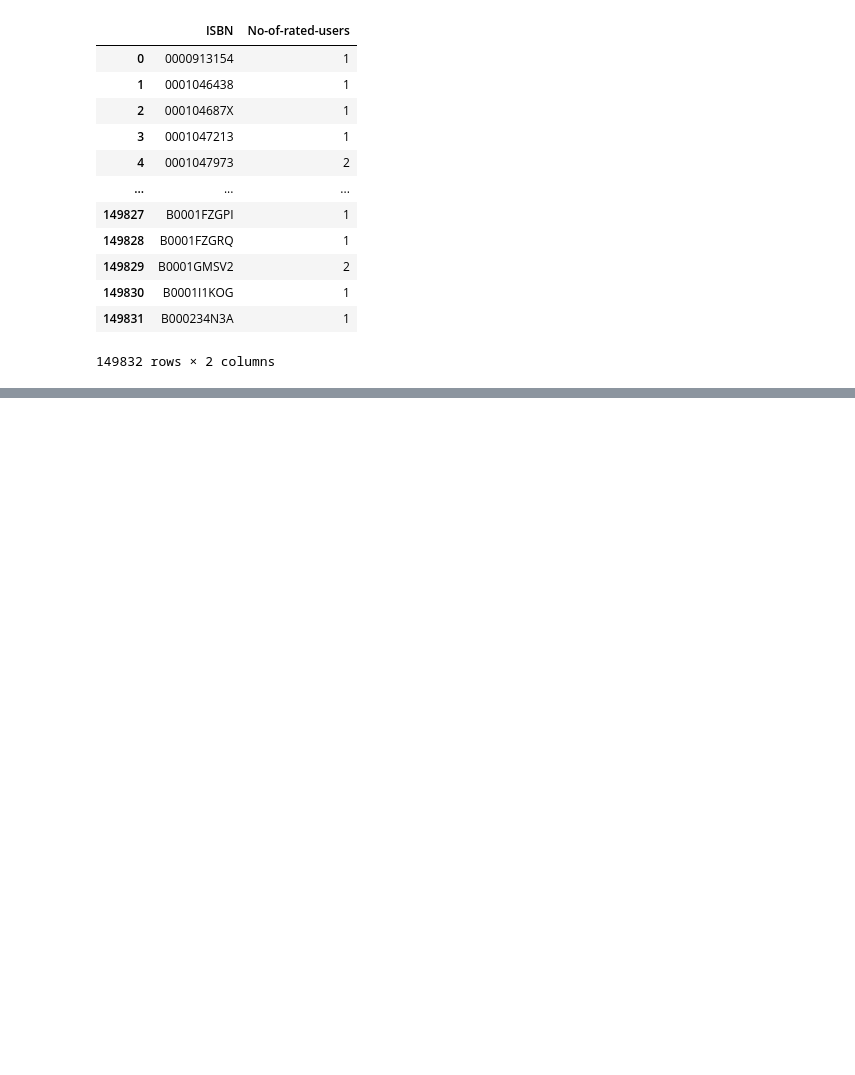
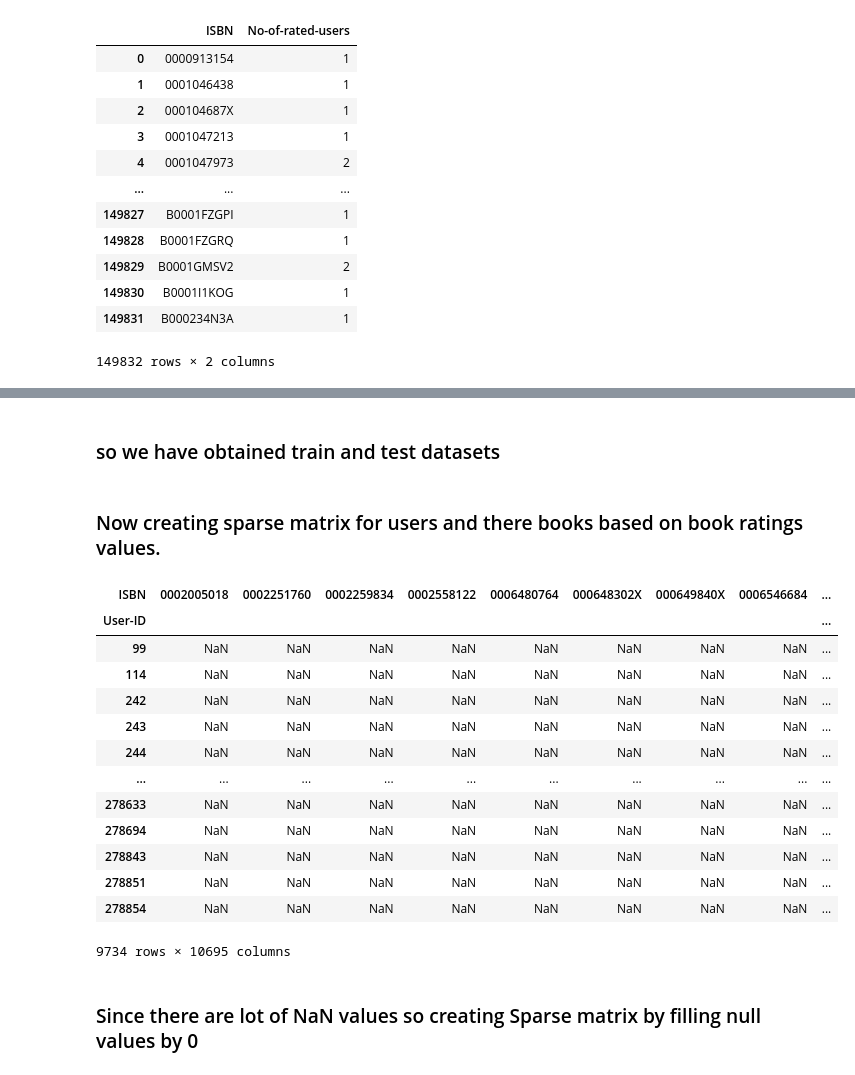
Before and after one commit to Suraj-7077/Unsupervised-ML-Book-Recommendation-system-Model, a Jupyter notebook: Unsupervised_ML_Capstone_Project_IV_.ipynb, the cells around one changed output, grey strips where cells are left out. Cells and saved outputs as stored; diff of their text form; code cells hidden in the pictures; blank space fills up the shorter version.

```diff
--- a/Unsupervised_ML_Capstone_Project_IV_.ipynb
+++ b/Unsupervised_ML_Capstone_Project_IV_.ipynb
@@ -1493,0 +1500,4 @@ books_count_df
+# %%
+# Making final dataframe to be used in further recommendation model
+
+complete_df = filter_df.copy()
@@ -1493,0 +1529,5 @@ books_count_df
+# %%
+def smooth_user_preferences(x):
+  ''' function used to smoothen the column'''
+  return math.log(1+x, 2)                  # using binary data values
+complete_df['Book-Rating'] = complete_df['Book-Rating'].apply(smooth_user_preferences)
@@ -1493,0 +1545,12 @@ books_count_df
+# %%
+# Count the number of observations for each user in the target variable
+users_counts = complete_df['User-ID'].value_counts()
+
+# Find the class(es) with only one observation
+single_user = users_counts[users_counts == 1].index
+
+# Remove the observations with the single user from the DataFrame
+complete_df = complete_df[~complete_df['User-ID'].isin(single_user)]                  # this is used in training set
+
+# Spliting  the data into training and validation(test) sets
+train_df, test_df = train_test_split(complete_df, stratify=complete_df['User-ID'], test_size=0.20, random_state=0)
@@ -1493,0 +1582,25 @@ books_count_df
+# %% [markdown]
+### so  we have obtained train and test datasets
+# %% [markdown]
+### Now creating sparse matrix for users and there books based on book ratings values.
+# %%
+users_book_pivot_matrix = train_df.pivot(index='User-ID', columns='ISBN', values='Book-Rating')
+# %%
+users_book_pivot_matrix
+# %% [output]
+| ISBN | 0002005018 | 0002251760 | 0002259834 | 0002558122 | 0006480764 | 000648302X | 000649840X | 0006546684 | ... |
+| User-ID |  |  |  |  |  |  |  |  | ... |
+| 99 | NaN | NaN | NaN | NaN | NaN | NaN | NaN | NaN | ... |
+| 114 | NaN | NaN | NaN | NaN | NaN | NaN | NaN | NaN | ... |
+| 242 | NaN | NaN | NaN | NaN | NaN | NaN | NaN | NaN | ... |
+| 243 | NaN | NaN | NaN | NaN | NaN | NaN | NaN | NaN | ... |
+| 244 | NaN | NaN | NaN | NaN | NaN | NaN | NaN | NaN | ... |
+| ... | ... | ... | ... | ... | ... | ... | ... | ... | ... |
+| 278633 | NaN | NaN | NaN | NaN | NaN | NaN | NaN | NaN | ... |
+| 278694 | NaN | NaN | NaN | NaN | NaN | NaN | NaN | NaN | ... |
+| 278843 | NaN | NaN | NaN | NaN | NaN | NaN | NaN | NaN | ... |
+| 278851 | NaN | NaN | NaN | NaN | NaN | NaN | NaN | NaN | ... |
+| 278854 | NaN | NaN | NaN | NaN | NaN | NaN | NaN | NaN | ... |
+9734 rows × 10695 columns
+# %% [markdown]
+### Since there are lot of NaN values so creating Sparse matrix by filling null values by 0
```
Also changed, not shown: parts of 31 cells of this notebook.
